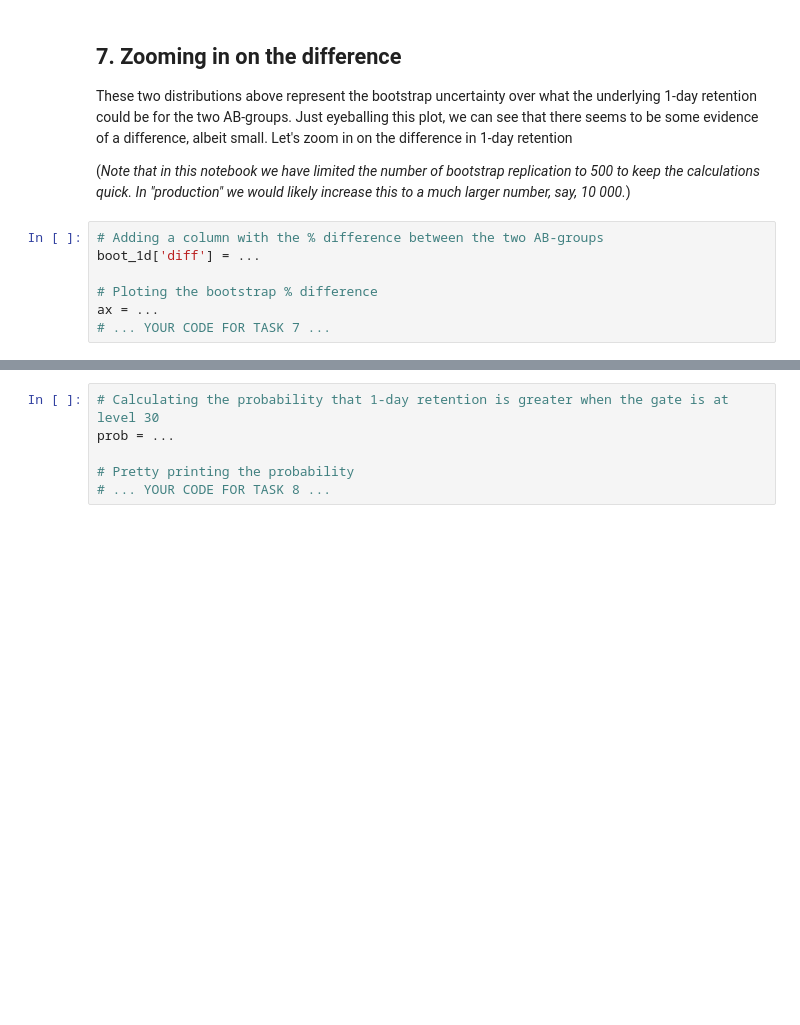
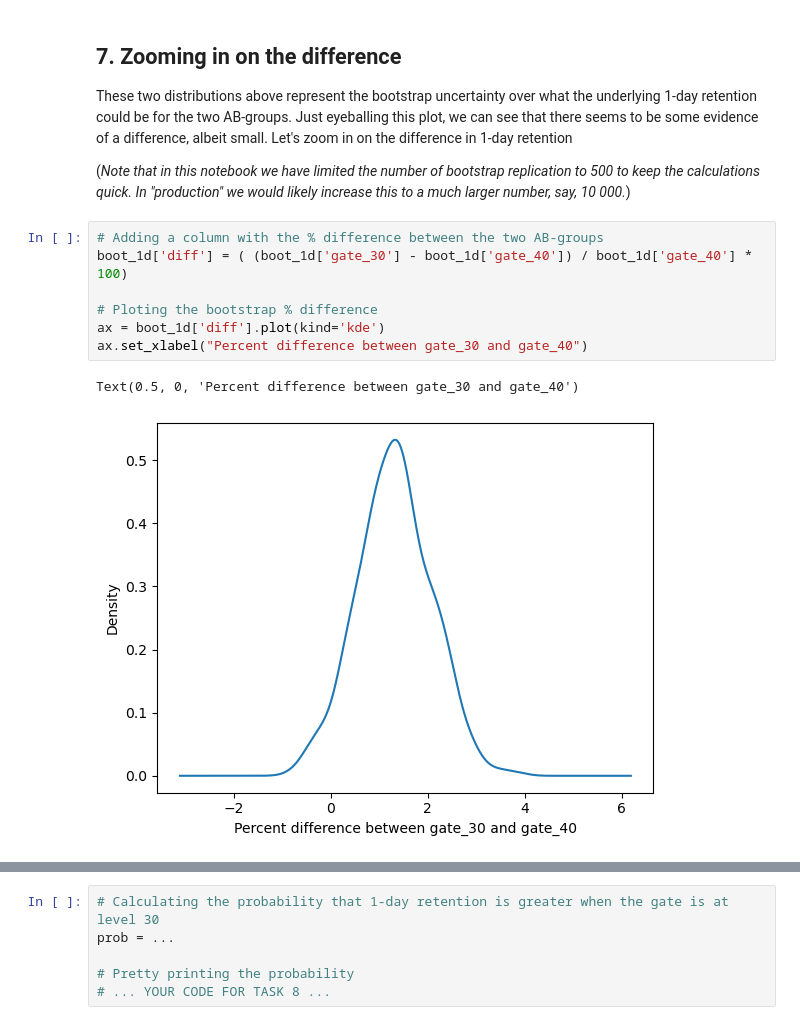
Before and after one commit to JeremyTallant/cookie_cats, a Jupyter notebook: mobile_games.ipynb, the cells around one changed output, grey strips where cells are left out. Cells and saved outputs as stored; diff of their text form; blank space fills up the shorter version.

```diff
--- a/mobile_games.ipynb
+++ b/mobile_games.ipynb
@@ -107,11 +107,14 @@ boot_1d.plot(kind='kde')
 <p>(<em>Note that in this notebook we have limited the number of bootstrap replication to 500 to keep the calculations quick. In "production" we would likely increase this to a much larger number, say, 10 000.</em>)</p>
 # %%
 # Adding a column with the % difference between the two AB-groups
-boot_1d['diff'] = ...
+boot_1d['diff'] = ( (boot_1d['gate_30'] - boot_1d['gate_40']) / boot_1d['gate_40'] * 100)
 
 # Ploting the bootstrap % difference
-ax = ...
-# ... YOUR CODE FOR TASK 7 ...
+ax = boot_1d['diff'].plot(kind='kde')
+ax.set_xlabel("Percent difference between gate_30 and gate_40")
+# %% [output]
+Text(0.5, 0, 'Percent difference between gate_30 and gate_40')
+[figure, added]
 # %% [markdown]
 ## 8. The probability of a difference
 <p><img src="https://assets.datacamp.com/production/project_184/img/ziggy_smiling.png" style="width:200px; float:left"> </p>
```
